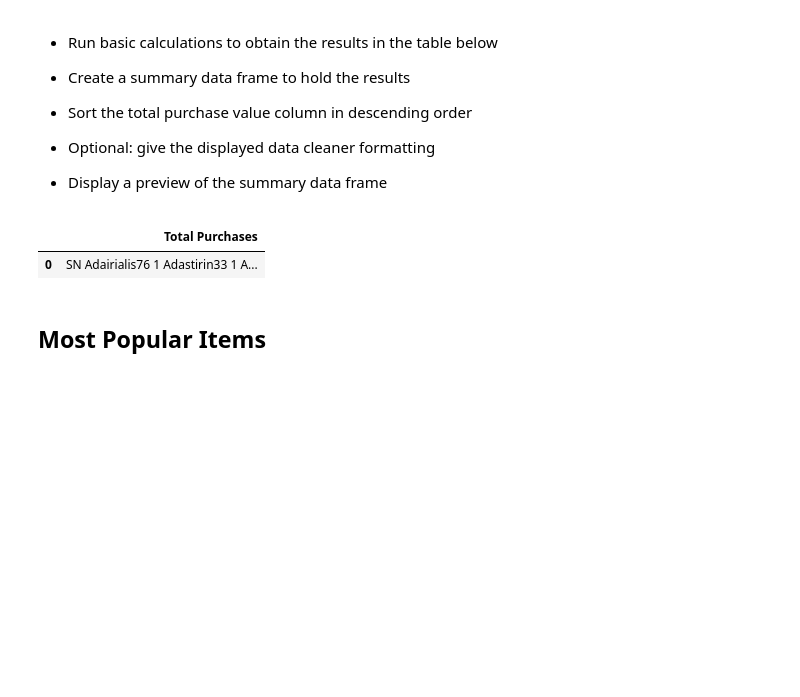
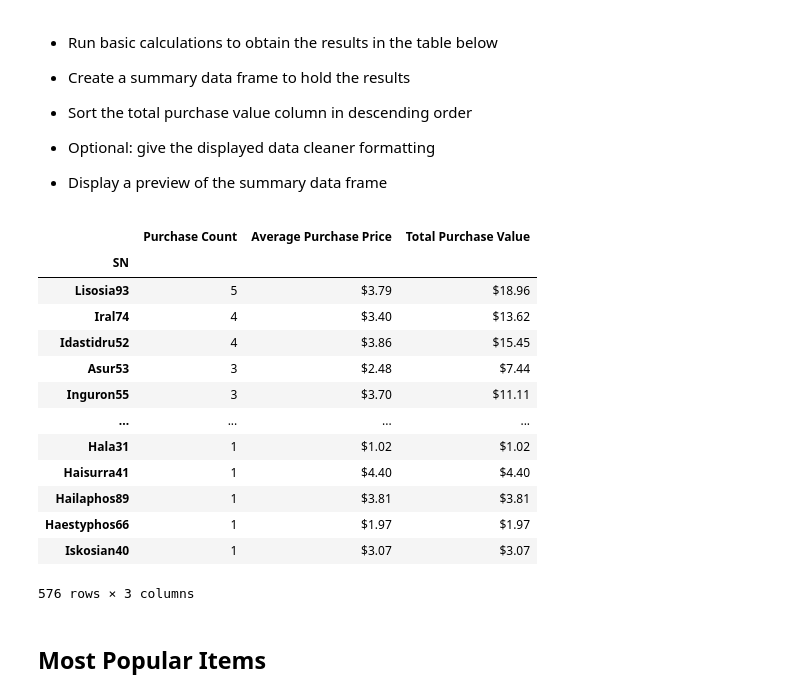
Before and after one commit to HBlockBeach/pandas_challenge, a Jupyter notebook: HeroesOfPymoli_starter.ipynb, the cells around one changed output. Saved outputs shown, nothing was run; the diff lists cells and outputs as text; code cells hidden in the pictures; blank space fills up the shorter version.

```diff
--- a/HeroesOfPymoli_starter.ipynb
+++ b/HeroesOfPymoli_starter.ipynb
@@ -221,20 +270,40 @@ avgpurchase_age = totalprice_age/#need the unique counts
 
 
 * Display a preview of the summary data frame
-# %%
-sngrouped = purchase_data.groupby("SN")
-
-purchase_count = sngrouped["Purchase ID"].count()
-purchase_avg = sngrouped["Price"].mean()
-purchase_total = sngrouped["Price"].sum()
-
-#when putting in a dataframe, printing horizontally not vertically. need individual pieces to print vertically.
-
-purchase_summary = pd.DataFrame({"Total Purchases": [purchase_count]})
-purchase_summary
-# %% [output]
-|  | Total Purchases |
-| 0 | SN Adairialis76 1 Adastirin33 1 A... |
+# %%
+purchase_sliced = purchase_data[["SN", "Price"]]
+ps_grouped = purchase_sliced.groupby("SN")
+ps_grouped.count()
+
+sn_purchases = pd.DataFrame(ps_grouped["Price"].count())
+sn_purchase_avg = pd.DataFrame(ps_grouped["Price"].mean())
+sn_purchase_total = pd.DataFrame(ps_grouped.sum())
+
+sn_purchases_df = pd.DataFrame()
+sn_purchases_df["Purchase Count"] = sn_purchases["Price"]
+sn_purchases_df["Average Purchase Price"] = sn_purchase_avg["Price"]
+sn_purchases_df["Total Purchase Value"] = sn_purchase_total["Price"]
+
+sn_purchases_df["Average Purchase Price"] = sn_purchases_df["Average Purchase Price"].map('${:,.2f}'.format)
+sn_purchases_df["Total Purchase Value"] = sn_purchases_df["Total Purchase Value"].map('${:,.2f}'.format)
+
+sn_purchases_df.sort_values(by= "Purchase Count", ascending=False, inplace=True)
+sn_purchases_df
+# %% [output]
+|  | Purchase Count | Average Purchase Price | Total Purchase Value |
+| SN |  |  |  |
+| Lisosia93 | 5 | $3.79 | $18.96 |
+| Iral74 | 4 | $3.40 | $13.62 |
+| Idastidru52 | 4 | $3.86 | $15.45 |
+| Asur53 | 3 | $2.48 | $7.44 |
+| Inguron55 | 3 | $3.70 | $11.11 |
+| ... | ... | ... | ... |
+| Hala31 | 1 | $1.02 | $1.02 |
+| Haisurra41 | 1 | $4.40 | $4.40 |
+| Hailaphos89 | 1 | $3.81 | $3.81 |
+| Haestyphos66 | 1 | $1.97 | $1.97 |
+| Iskosian40 | 1 | $3.07 | $3.07 |
+576 rows × 3 columns
 # %% [markdown]
 ## Most Popular Items
 # %% [markdown]
```
Also changed, not shown: parts of 18 cells of this notebook.
